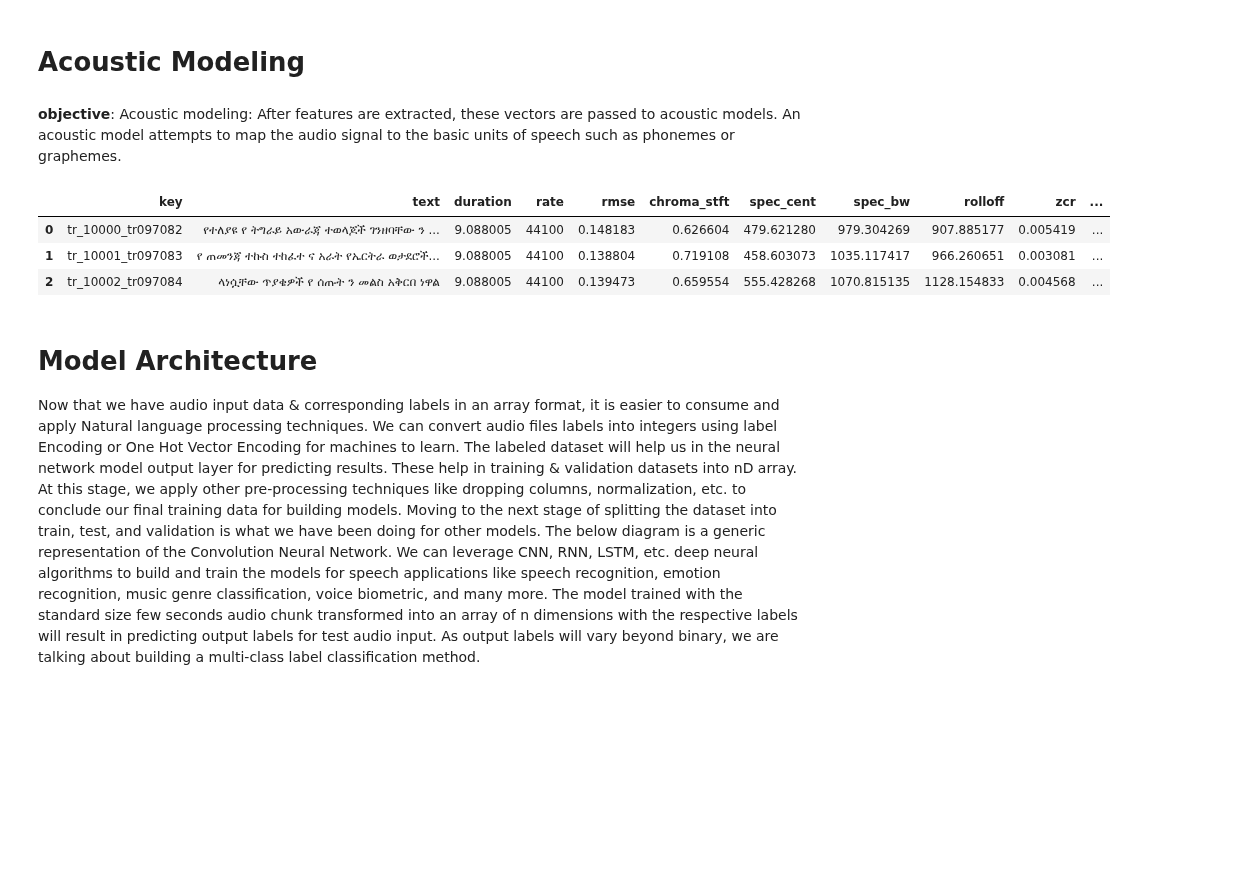
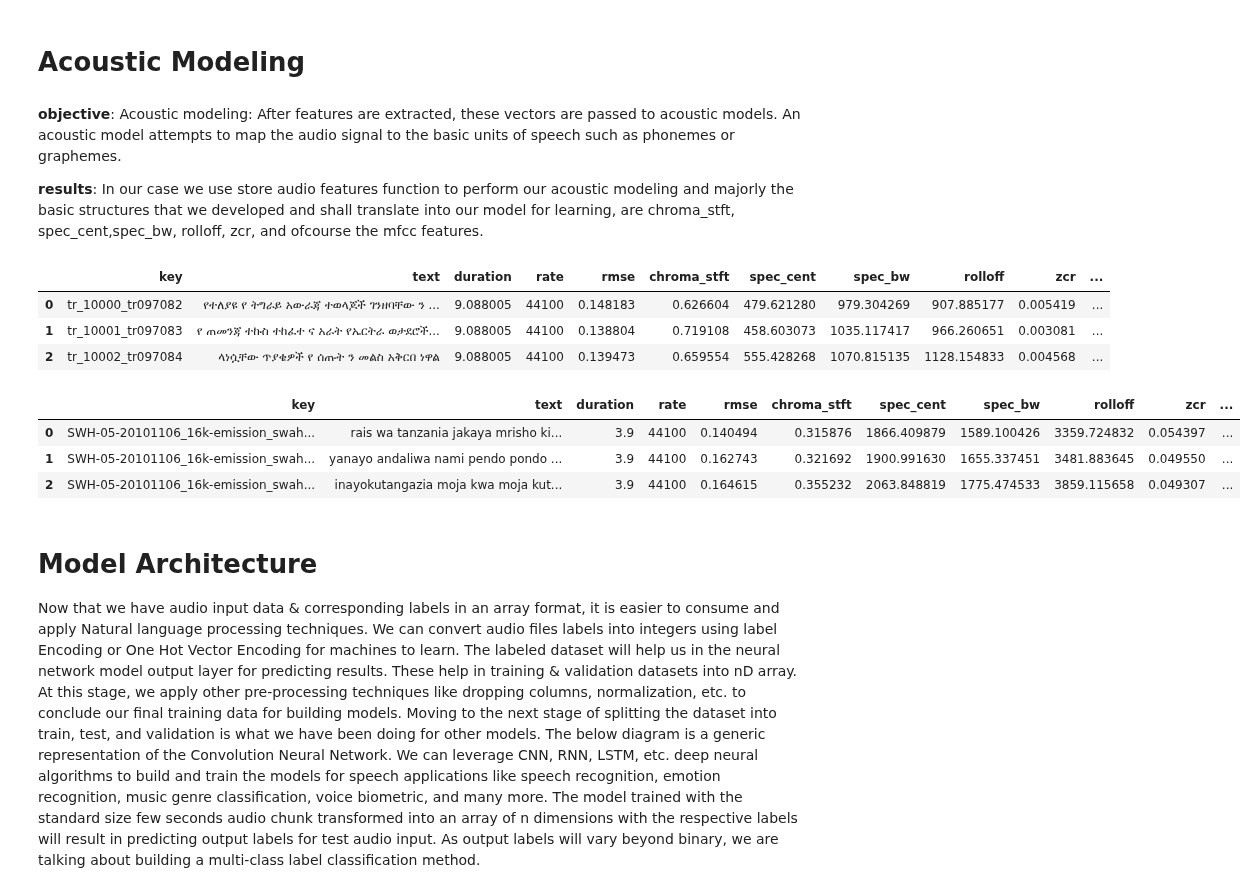
Before and after one commit to tutorialcreation/nlp_swahili_amharic, a Jupyter notebook: notebooks/Audio_preprocessing.ipynb, the cells around one changed output. Cells and saved outputs as stored; diff of their text form; code cells hidden in the pictures; blank space fills up the shorter version.

```diff
--- a/notebooks/Audio_preprocessing.ipynb
+++ b/notebooks/Audio_preprocessing.ipynb
@@ -320,6 +320,8 @@ eda.sound_plots(audio,rate,'specshow',features=mfcc_features)
 # Acoustic Modeling
 # %% [markdown]
 **objective**: Acoustic modeling: After features are extracted, these vectors are passed to acoustic models. An acoustic model attempts to map the audio signal to the basic units of speech such as phonemes or graphemes.
+
+**results**: In our case we use store audio features function to perform our acoustic modeling and majorly the basic structures that we developed and shall translate into our model for learning, are chroma_stft, spec_cent,spec_bw, rolloff, zcr, and ofcourse the mfcc features.
 # %%
 audio_rates=[]
 for recording in amharic_recordings:
@@ -327,7 +329,7 @@ for recording in amharic_recordings:
     audio_rates.append((audio,rate))
 data = []
 for audio,rate in audio_rates:
-    data.append(store_audio_features(audio,rate))
+    data.append(cleaning_audios.store_audio_features(audio,rate))
 amharic = pd.DataFrame(data)
 amharic_df = pd.concat([amharic_data_df,amharic],axis=1)
 # %%
@@ -337,7 +339,7 @@ for recording in swahili_recordings:
     audio_rates.append((audio,rate))
 data = []
 for audio,rate in audio_rates:
-    data.append(store_audio_features(audio,rate))
+    data.append(cleaning_audios.store_audio_features(audio,rate))
 swahili = pd.DataFrame(data)
 swahili_df = pd.concat([swahili_data_df,swahili],axis=1)
 # %%
@@ -351,6 +353,13 @@ amharic_df.head(3)
 | 0 | tr_10000_tr097082 | የተለያዩ የ ትግራይ አውራጃ ተወላጆች ገንዘባቸው ን ... | 9.088005 | 44100 | 0.148183 | 0.626604 | 479.621280 | 979.304269 | 907.885177 | 0.005419 | ... |
 | 1 | tr_10001_tr097083 | የ ጠመንጃ ተኩስ ተከፈተ ና አራት የኤርትራ ወታደሮች... | 9.088005 | 44100 | 0.138804 | 0.719108 | 458.603073 | 1035.117417 | 966.260651 | 0.003081 | ... |
 | 2 | tr_10002_tr097084 | ላነሷቸው ጥያቄዎች የ ሰጡት ን መልስ አቅርበ ነዋል | 9.088005 | 44100 | 0.139473 | 0.659554 | 555.428268 | 1070.815135 | 1128.154833 | 0.004568 | ... |
+# %%
+swahili_df.head(3)
+# %% [output]
+|  | key | text | duration | rate | rmse | chroma_stft | spec_cent | spec_bw | rolloff | zcr | ... |
+| 0 | SWH-05-20101106_16k-emission_swah... | rais wa tanzania jakaya mrisho ki... | 3.9 | 44100 | 0.140494 | 0.315876 | 1866.409879 | 1589.100426 | 3359.724832 | 0.054397 | ... |
+| 1 | SWH-05-20101106_16k-emission_swah... | yanayo andaliwa nami pendo pondo ... | 3.9 | 44100 | 0.162743 | 0.321692 | 1900.991630 | 1655.337451 | 3481.883645 | 0.049550 | ... |
+| 2 | SWH-05-20101106_16k-emission_swah... | inayokutangazia moja kwa moja kut... | 3.9 | 44100 | 0.164615 | 0.355232 | 2063.848819 | 1775.474533 | 3859.115658 | 0.049307 | ... |
 # %% [markdown]
 # Model Architecture
 
```
Also changed, not shown: 1 other file.
